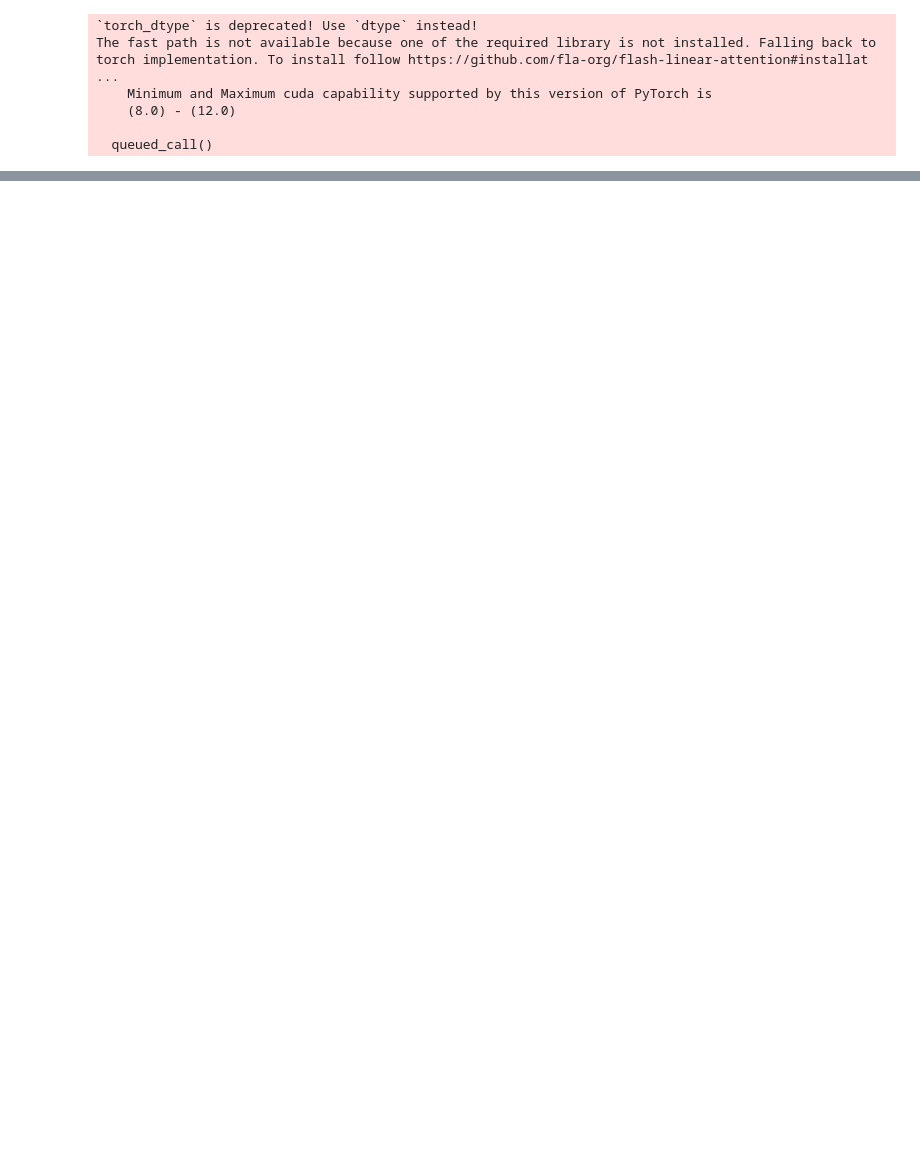
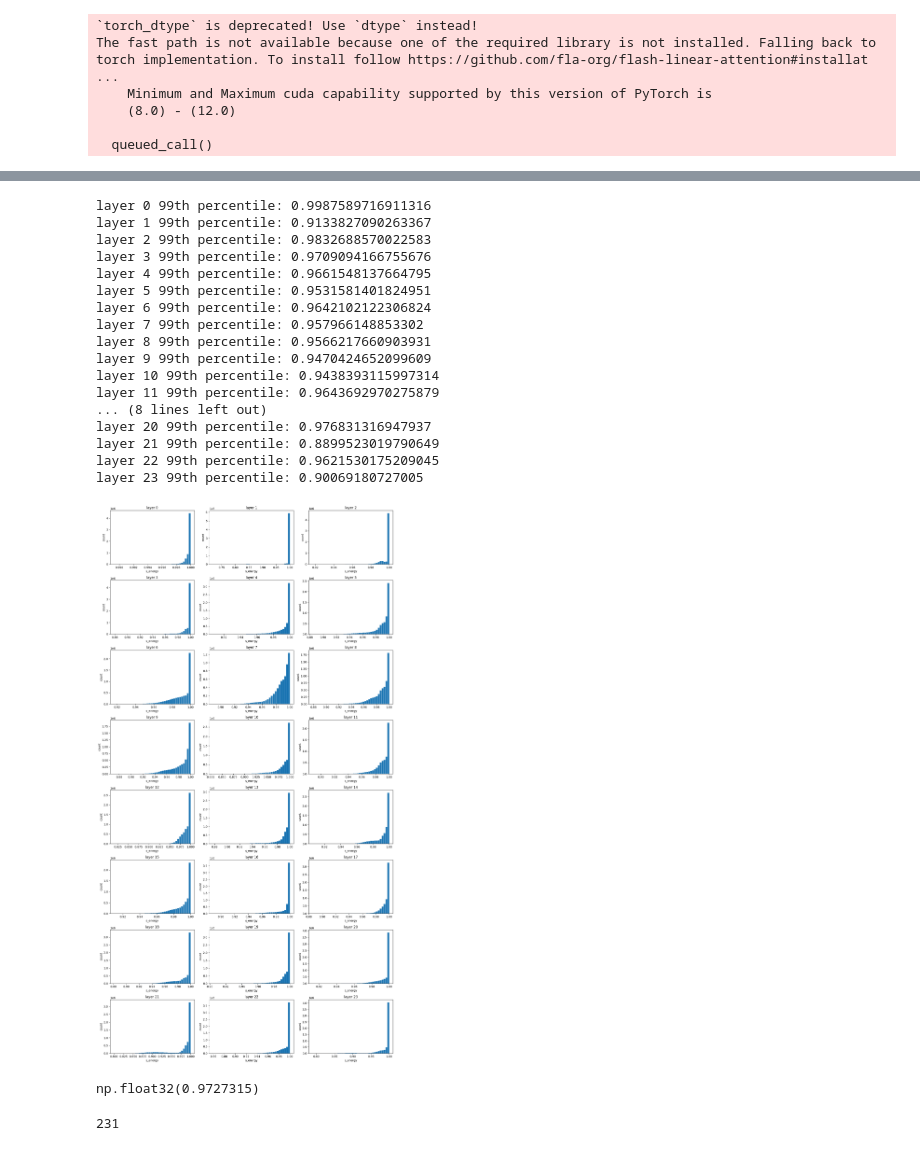
Before and after one commit to Teddygat0r/sssm-states, a Jupyter notebook: notebook.ipynb, the cells around one changed output, grey strips where cells are left out. Cells and saved outputs as stored; diff of their text form; code cells hidden in the pictures; blank space fills up the shorter version.

```diff
--- a/notebook.ipynb
+++ b/notebook.ipynb
@@ -154,0 +195,72 @@ plt.show()
+# %%
+# Error by layer
+def layer_filtered(tensor, layer):
+    return tensor[:, :, layer : layer + 1, ...]
+
+
+layers = list(range(0, all_tensors.shape[2]))
+num_plots = len(layers)
+cols = 3
+rows = int(np.ceil(num_plots / cols))
+
+fig, axes = plt.subplots(rows, cols, figsize=(5 * cols, 3.5 * rows))
+axes = np.array(axes).reshape(-1)
+
+for ax, i in zip(axes, layers):
+    vals = layer_filtered(all_tensors, i).detach().float().cpu().numpy().ravel()
+    vals = vals[np.isfinite(vals)]
+    vals = vals[vals >= 0]
+
+    ax.hist(vals, bins=40, edgecolor="white", linewidth=0.5)
+    ax.set_title(f"layer {i}")
+    ax.set_xlabel("s_energy")
+    ax.set_ylabel("count")
+
+    # print the value at the 99th percentile of the layer (error):
+    print(f"layer {i} 99th percentile: {np.percentile(vals, 5)}")
+# Hide unused axes
+for ax in axes[num_plots:]:
+    ax.axis("off")
+
+plt.tight_layout()
+plt.show()
+# %% [output]
+layer 0 99th percentile: 0.9987589716911316
+layer 1 99th percentile: 0.9133827090263367
+layer 2 99th percentile: 0.9832688570022583
+layer 3 99th percentile: 0.9709094166755676
+layer 4 99th percentile: 0.9661548137664795
+layer 5 99th percentile: 0.9531581401824951
+layer 6 99th percentile: 0.9642102122306824
+layer 7 99th percentile: 0.957966148853302
+layer 8 99th percentile: 0.9566217660903931
+layer 9 99th percentile: 0.9470424652099609
+layer 10 99th percentile: 0.9438393115997314
+layer 11 99th percentile: 0.9643692970275879
+... (8 lines left out)
+layer 20 99th percentile: 0.976831316947937
+layer 21 99th percentile: 0.8899523019790649
+layer 22 99th percentile: 0.9621530175209045
+layer 23 99th percentile: 0.90069180727005
+[figure, added]
+# %%
+dist_5_s_vals = dist_filtered(all_tensors, 5).detach().float().cpu().numpy()
+
+np.percentile(dist_5_s_vals, 1)
+# %% [output]
+np.float32(0.9727315)
+# %%
+def low_percentile_indices_as_tuples(tensor, percentile=1.0):
+    """Return coordinates below percentile as list[tuple]."""
+    if not torch.is_tensor(tensor):
+        tensor = torch.as_tensor(tensor)
+
+    threshold = torch.quantile(tensor.float().reshape(-1), percentile / 100.0)
+    idx = torch.nonzero(tensor < threshold, as_tuple=False)
+    return [tuple(row.tolist()) for row in idx]
+
+# Example:
+low_indices = low_percentile_indices_as_tuples(dist_5_s_vals, 1)
+len(low_indices)
+# %% [output]
+231
```
Also changed, not shown: parts of 13 cells of this notebook, 4 other files.
